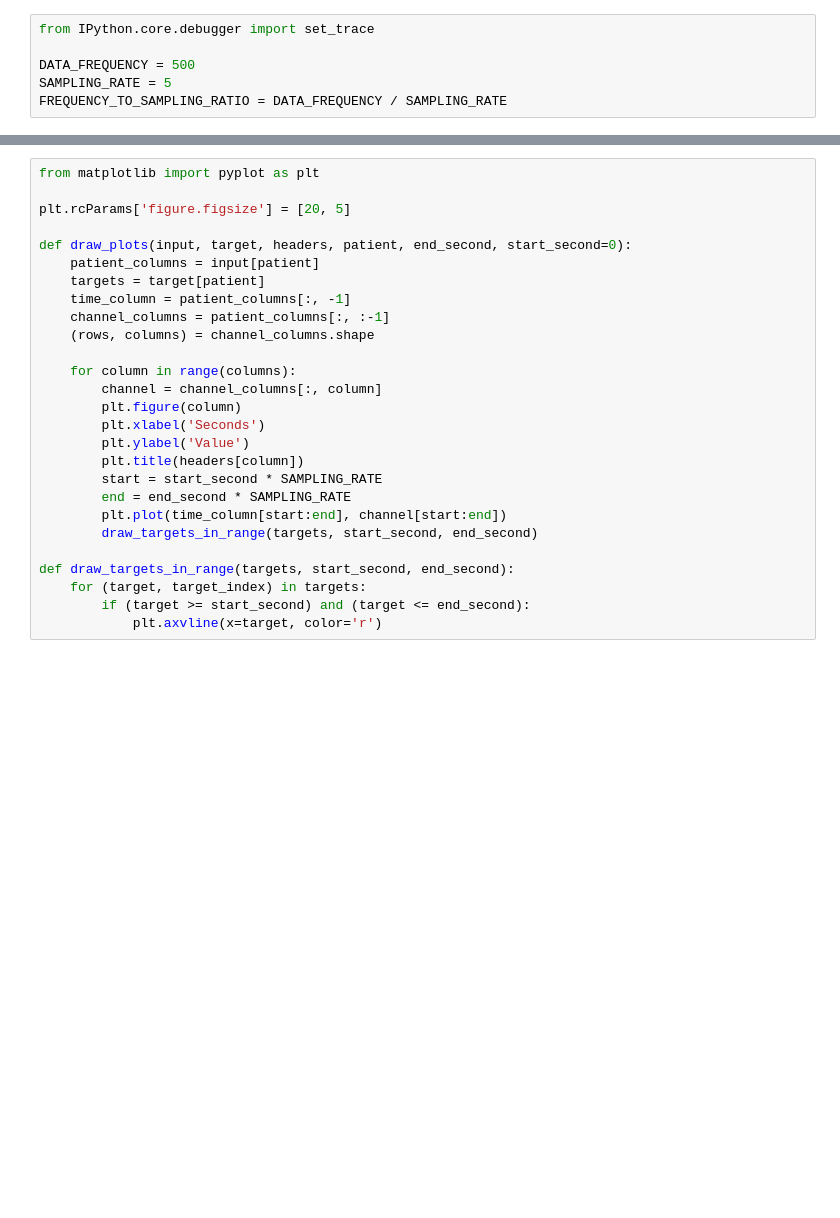
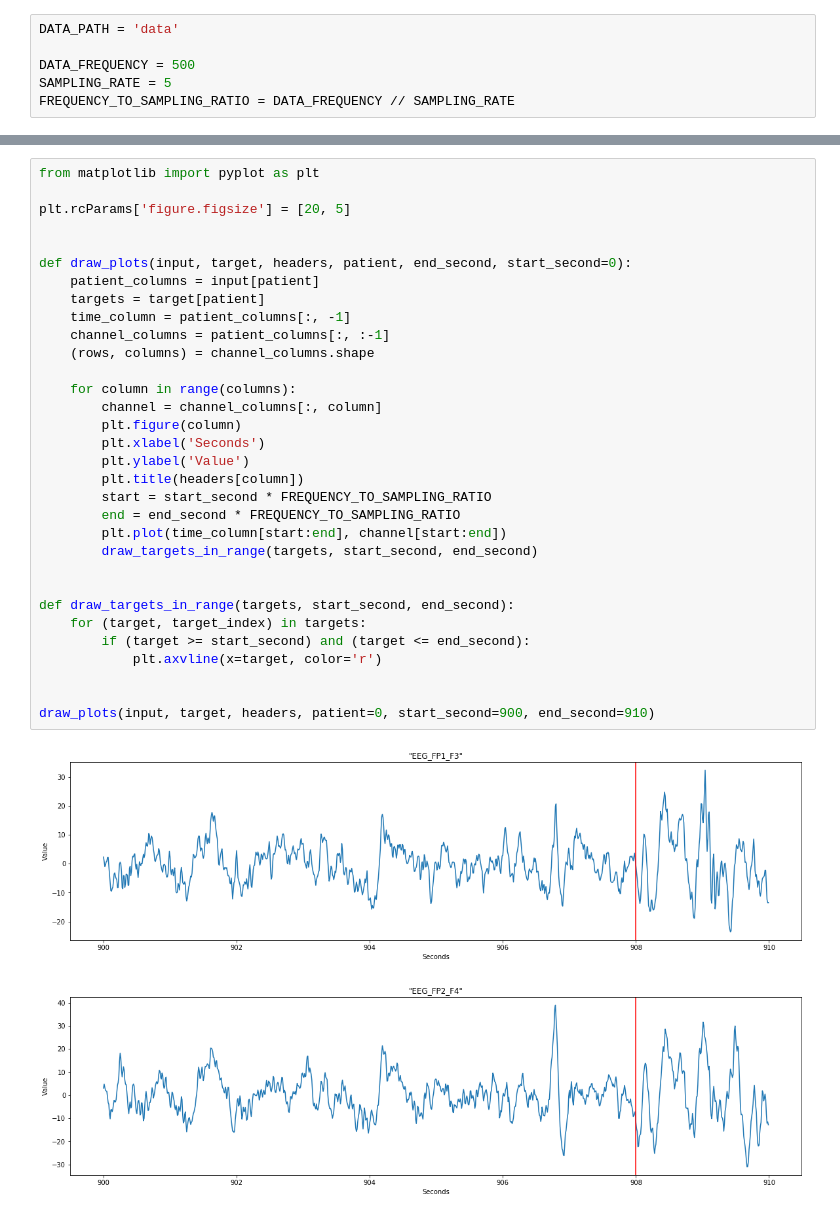
Before and after one commit to KrystianDziedziola/master-thesis, a Jupyter notebook: project/eeg_epilepsy_classification/eeg_seizure_classification.ipynb, the cells around one changed output, grey strips where cells are left out. Drawn from its saved outputs; the diff is of its cells as text; blank space fills up the shorter version.

```diff
--- a/project/eeg_epilepsy_classification/eeg_seizure_classification.ipynb
+++ b/project/eeg_epilepsy_classification/eeg_seizure_classification.ipynb
@@ -1,7 +12,7 @@
 # %%
-from IPython.core.debugger import set_trace
+DATA_PATH = 'data'
 
 DATA_FREQUENCY = 500
 SAMPLING_RATE = 5
-FREQUENCY_TO_SAMPLING_RATIO = DATA_FREQUENCY / SAMPLING_RATE
+FREQUENCY_TO_SAMPLING_RATIO = DATA_FREQUENCY // SAMPLING_RATE
 # %%
@@ -151,27 +244,35 @@ def prepare_chunks(input, target, chunk_size):
 # %%
 from matplotlib import pyplot as plt
 
 plt.rcParams['figure.figsize'] = [20, 5]
+
 
 def draw_plots(input, target, headers, patient, end_second, start_second=0):
     patient_columns = input[patient]
     targets = target[patient]
     time_column = patient_columns[:, -1]
     channel_columns = patient_columns[:, :-1]
     (rows, columns) = channel_columns.shape
 
     for column in range(columns):
         channel = channel_columns[:, column]
         plt.figure(column)
         plt.xlabel('Seconds')
         plt.ylabel('Value')
         plt.title(headers[column])
-        start = start_second * SAMPLING_RATE
-        end = end_second * SAMPLING_RATE
+        start = start_second * FREQUENCY_TO_SAMPLING_RATIO
+        end = end_second * FREQUENCY_TO_SAMPLING_RATIO
         plt.plot(time_column[start:end], channel[start:end])
         draw_targets_in_range(targets, start_second, end_second)
+
 
 def draw_targets_in_range(targets, start_second, end_second):
     for (target, target_index) in targets:
         if (target >= start_second) and (target <= end_second):
             plt.axvline(x=target, color='r')
+
+
+draw_plots(input, target, headers, patient=0, start_second=900, end_second=910)
+# %% [output]
+[figure, added]
+[figure, added]
```
Also changed, not shown: parts of 15 cells of this notebook, 1 other file.
